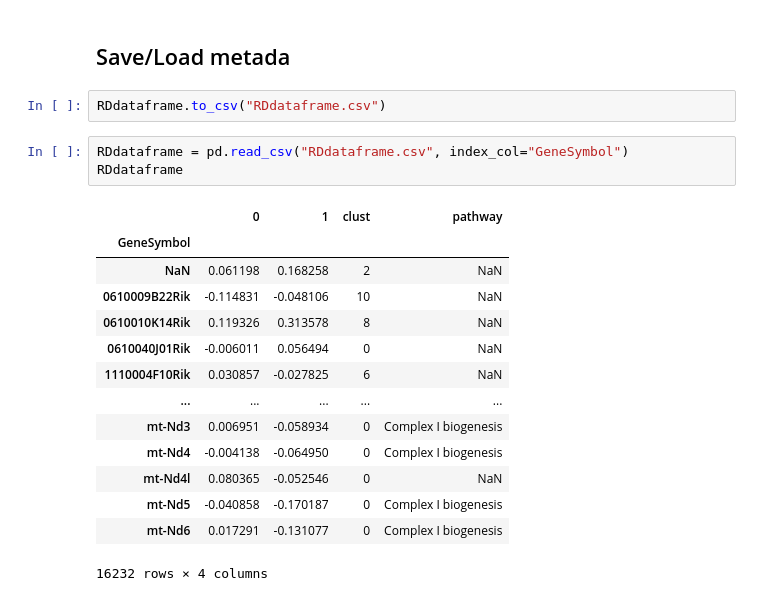
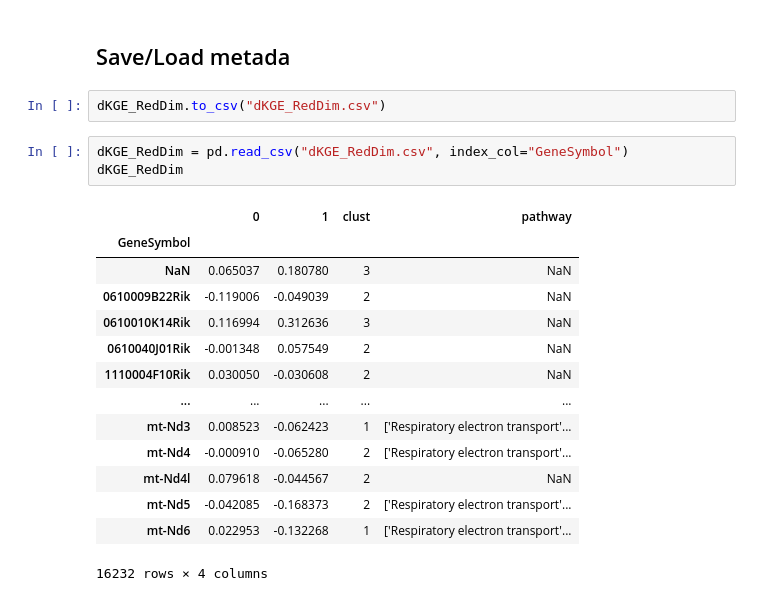
Before and after one commit to FerranC96/sKG4cellCommns, a Jupyter notebook: one.ipynb, the cells around one changed output. Cells and saved outputs as stored; diff of their text form.

```diff
--- a/one.ipynb
+++ b/one.ipynb
@@ -1142,22 +1307,22 @@ Ask for feedback from Smita on key points:
 # %% [markdown]
 ## Save/Load metada
 # %%
-RDdataframe.to_csv("RDdataframe.csv")
+dKGE_RedDim.to_csv("dKGE_RedDim.csv")
 # %%
-RDdataframe = pd.read_csv("RDdataframe.csv", index_col="GeneSymbol")
-RDdataframe
+dKGE_RedDim = pd.read_csv("dKGE_RedDim.csv", index_col="GeneSymbol")
+dKGE_RedDim
 # %% [output]
 |  | 0 | 1 | clust | pathway |
 | GeneSymbol |  |  |  |  |
-| NaN | 0.061198 | 0.168258 | 2 | NaN |
-| 0610009B22Rik | -0.114831 | -0.048106 | 10 | NaN |
-| 0610010K14Rik | 0.119326 | 0.313578 | 8 | NaN |
-| 0610040J01Rik | -0.006011 | 0.056494 | 0 | NaN |
-| 1110004F10Rik | 0.030857 | -0.027825 | 6 | NaN |
+| NaN | 0.065037 | 0.180780 | 3 | NaN |
+| 0610009B22Rik | -0.119006 | -0.049039 | 2 | NaN |
+| 0610010K14Rik | 0.116994 | 0.312636 | 3 | NaN |
+| 0610040J01Rik | -0.001348 | 0.057549 | 2 | NaN |
+| 1110004F10Rik | 0.030050 | -0.030608 | 2 | NaN |
 | ... | ... | ... | ... | ... |
-| mt-Nd3 | 0.006951 | -0.058934 | 0 | Complex I biogenesis |
-| mt-Nd4 | -0.004138 | -0.064950 | 0 | Complex I biogenesis |
-| mt-Nd4l | 0.080365 | -0.052546 | 0 | NaN |
-| mt-Nd5 | -0.040858 | -0.170187 | 0 | Complex I biogenesis |
-| mt-Nd6 | 0.017291 | -0.131077 | 0 | Complex I biogenesis |
+| mt-Nd3 | 0.008523 | -0.062423 | 1 | ['Respiratory electron transport'... |
+| mt-Nd4 | -0.000910 | -0.065280 | 2 | ['Respiratory electron transport'... |
+| mt-Nd4l | 0.079618 | -0.044567 | 2 | NaN |
+| mt-Nd5 | -0.042085 | -0.168373 | 2 | ['Respiratory electron transport'... |
+| mt-Nd6 | 0.022953 | -0.132268 | 1 | ['Respiratory electron transport'... |
 16232 rows × 4 columns
```
Also changed, not shown: parts of 29 cells of this notebook, 1 other file.
